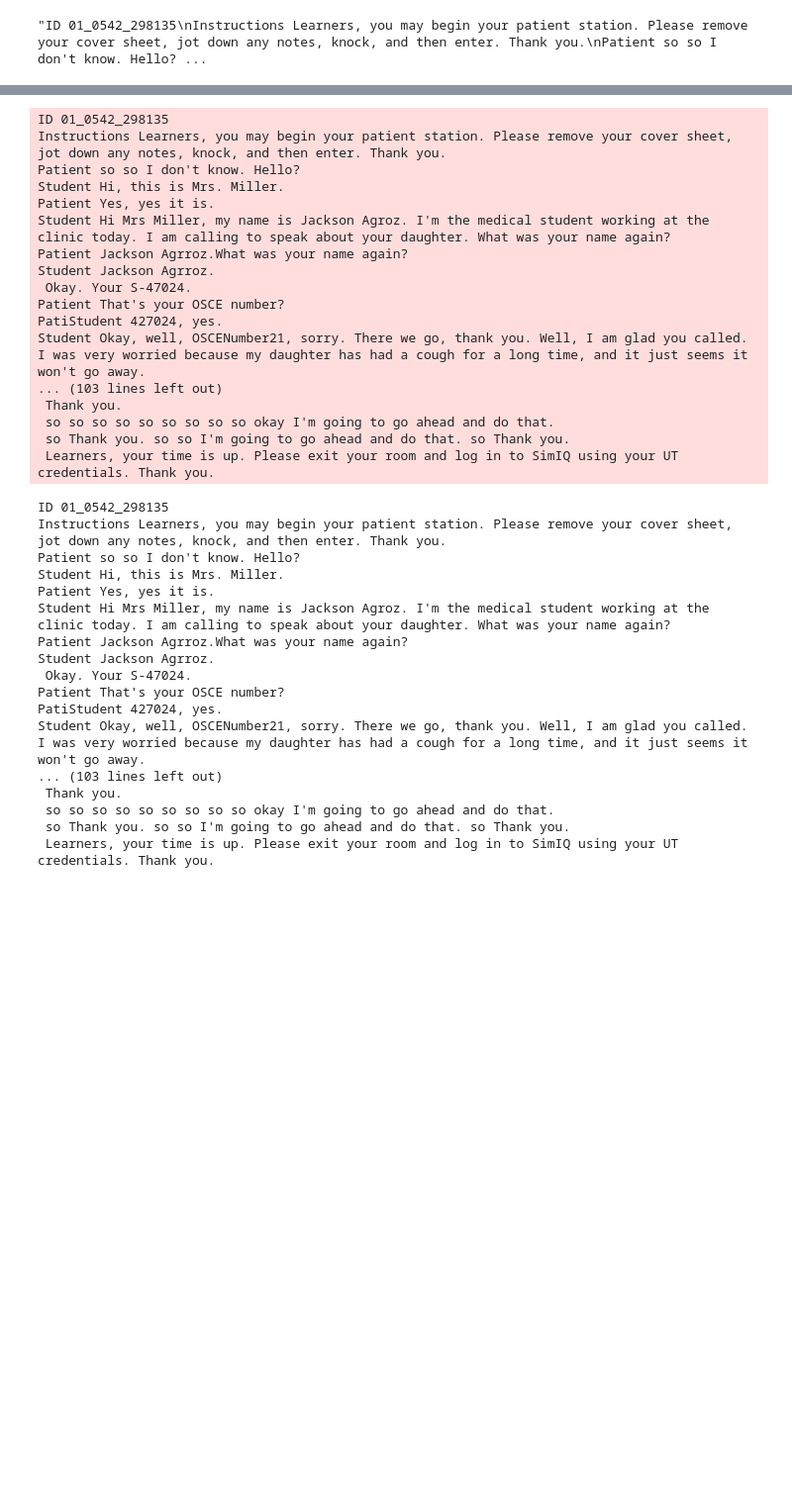
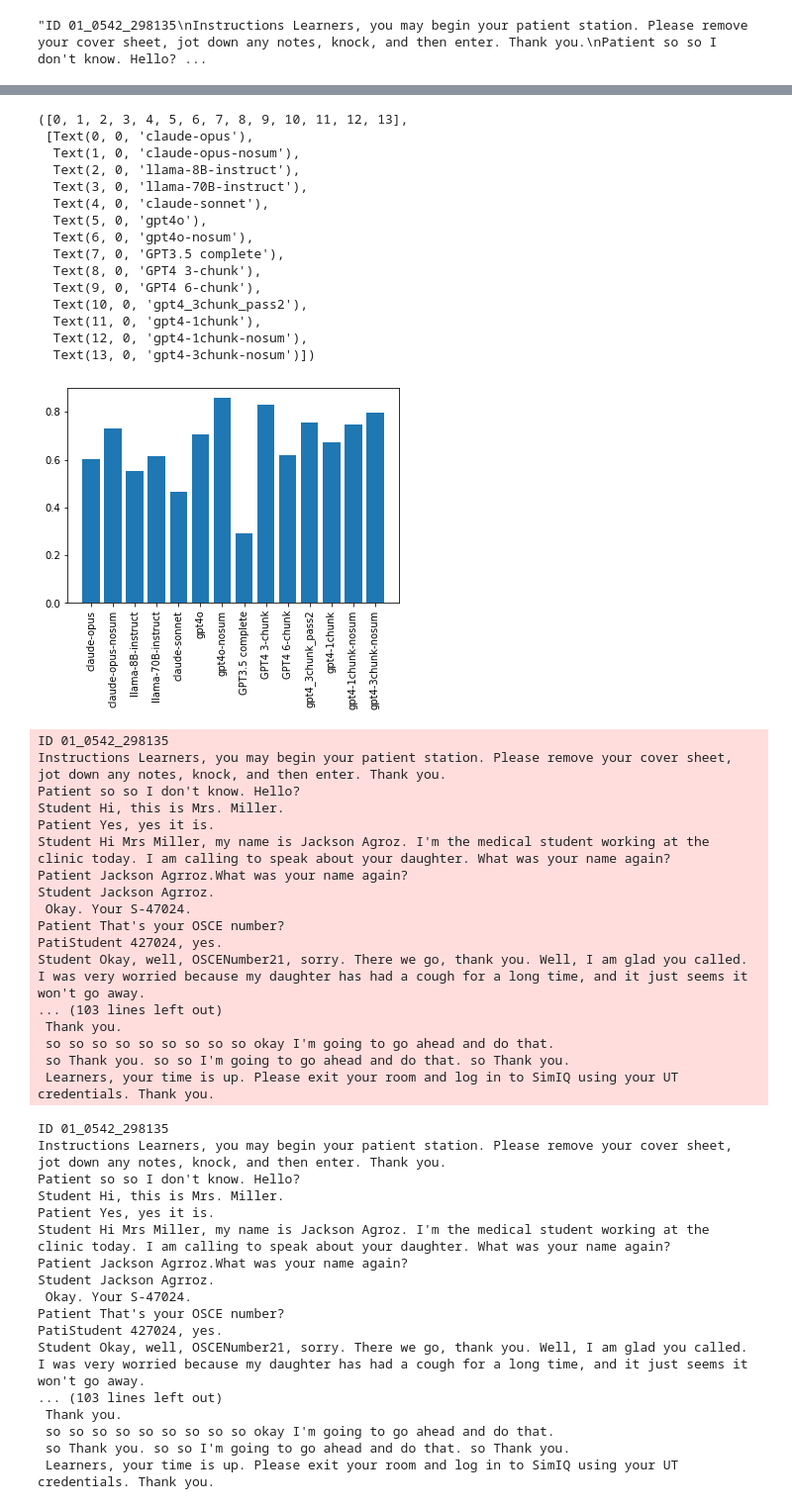
Before and after one commit to anniejain24/Diarization, a Jupyter notebook: diarized-labels-evaluation/diff_eval.ipynb, the cells around one changed output, grey strips where cells are left out. Shown: that part at 99% size. Saved outputs shown, nothing was run; the diff lists cells and outputs as text; code cells hidden in the pictures; blank space fills up the shorter version.

```diff
--- a/diarized-labels-evaluation/diff_eval.ipynb
+++ b/diarized-labels-evaluation/diff_eval.ipynb
@@ -136,0 +208,6 @@ instructions
+# %%
+big_df.columns = id_set1 + id_set2
+# %%
+big_df = big_df.drop(0)
+# %%
+big_df.index = runs
@@ -136,0 +234,7 @@ instructions
+# %%
+import numpy as np
+means = []
+for run in runs:
+    this = list(big_df.loc[run])
+    this = [float(i) for i in this]
+    means.append(np.nanmean(this))
@@ -137 +258,22 @@ instructions
+# %%
+import matplotlib.pyplot as plt
+plt.bar(runs, means)
+plt.xticks(rotation='vertical')
+# %% [output]
+([0, 1, 2, 3, 4, 5, 6, 7, 8, 9, 10, 11, 12, 13],
+ [Text(0, 0, 'claude-opus'),
+  Text(1, 0, 'claude-opus-nosum'),
+  Text(2, 0, 'llama-8B-instruct'),
+  Text(3, 0, 'llama-70B-instruct'),
+  Text(4, 0, 'claude-sonnet'),
+  Text(5, 0, 'gpt4o'),
+  Text(6, 0, 'gpt4o-nosum'),
+  Text(7, 0, 'GPT3.5 complete'),
+  Text(8, 0, 'GPT4 3-chunk'),
+  Text(9, 0, 'GPT4 6-chunk'),
+  Text(10, 0, 'gpt4_3chunk_pass2'),
+  Text(11, 0, 'gpt4-1chunk'),
+  Text(12, 0, 'gpt4-1chunk-nosum'),
+  Text(13, 0, 'gpt4-3chunk-nosum')])
+[figure, added]
 # %%
```
Also changed, not shown: parts of 29 cells of this notebook, 10 other files.
